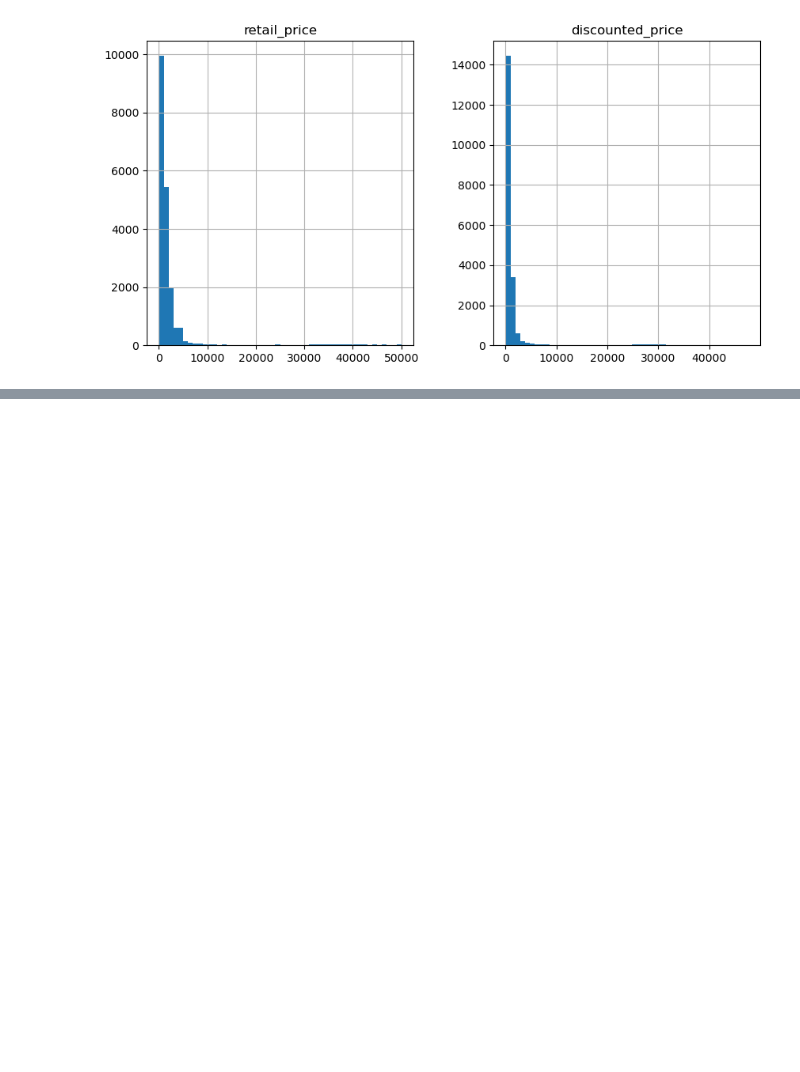
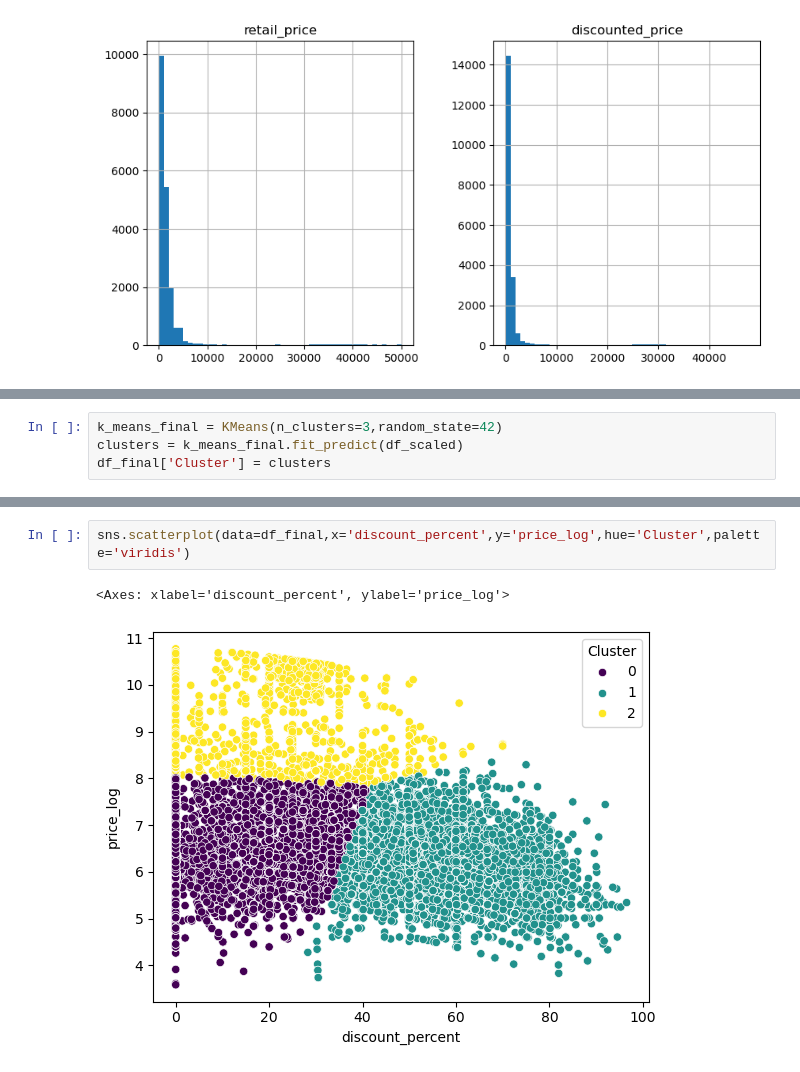
Before and after one commit to PushkarMalhotra2006/Product-Segementation, a Jupyter notebook: flipkart_products.ipynb, the cells around one changed output, grey strips where cells are left out. Cells and saved outputs as stored; diff of their text form; blank space fills up the shorter version.

```diff
--- a/flipkart_products.ipynb
+++ b/flipkart_products.ipynb
@@ -155,0 +332,4 @@ array([[<Axes: title={'center': 'retail_price'}>,
+# %%
+k_means_final = KMeans(n_clusters=3,random_state=42)
+clusters = k_means_final.fit_predict(df_scaled)
+df_final['Cluster'] = clusters
@@ -155,0 +352,5 @@ array([[<Axes: title={'center': 'retail_price'}>,
+# %%
+sns.scatterplot(data=df_final,x='discount_percent',y='price_log',hue='Cluster',palette='viridis')
+# %% [output]
+<Axes: xlabel='discount_percent', ylabel='price_log'>
+[figure, added]
```
Also changed, not shown: parts of 29 cells of this notebook.
